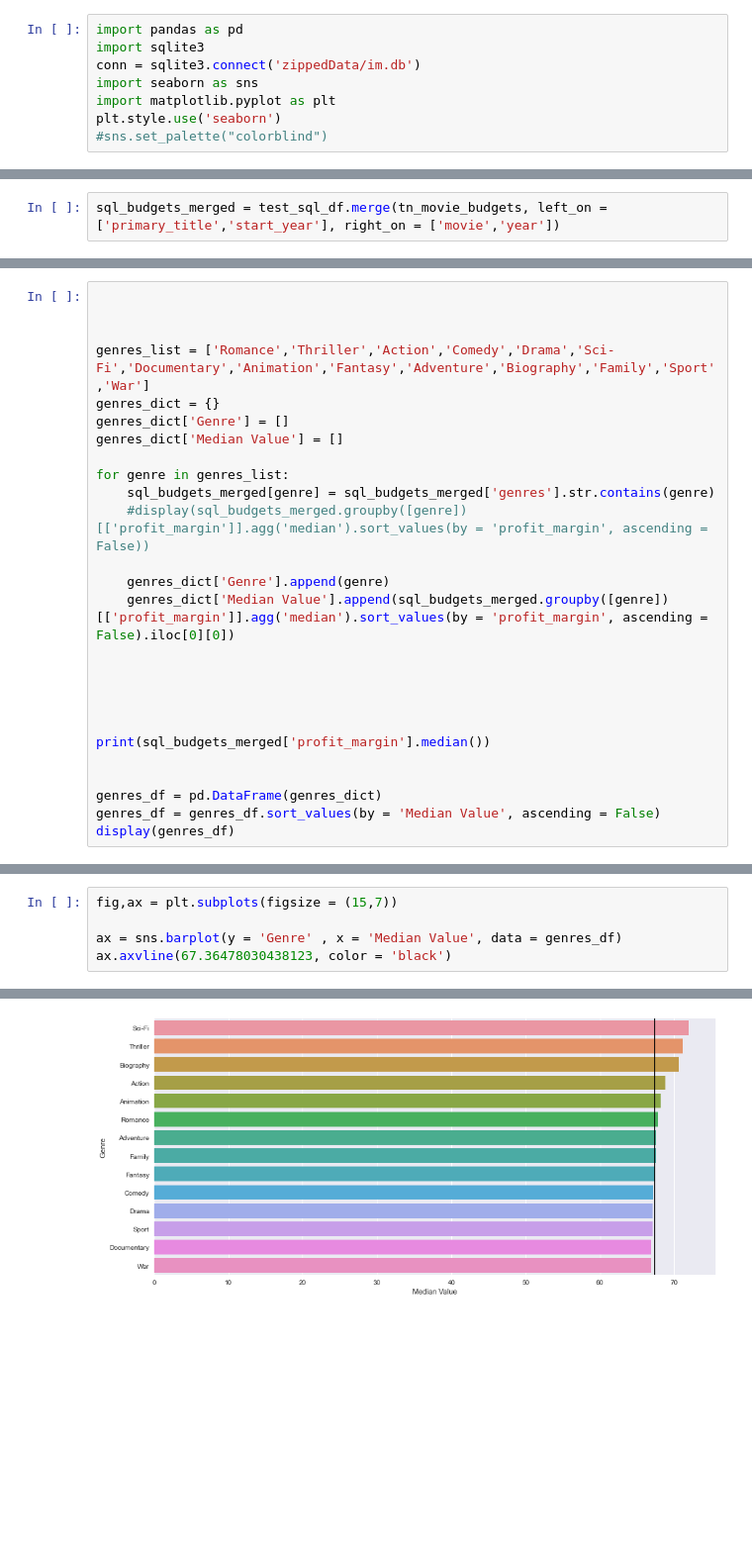
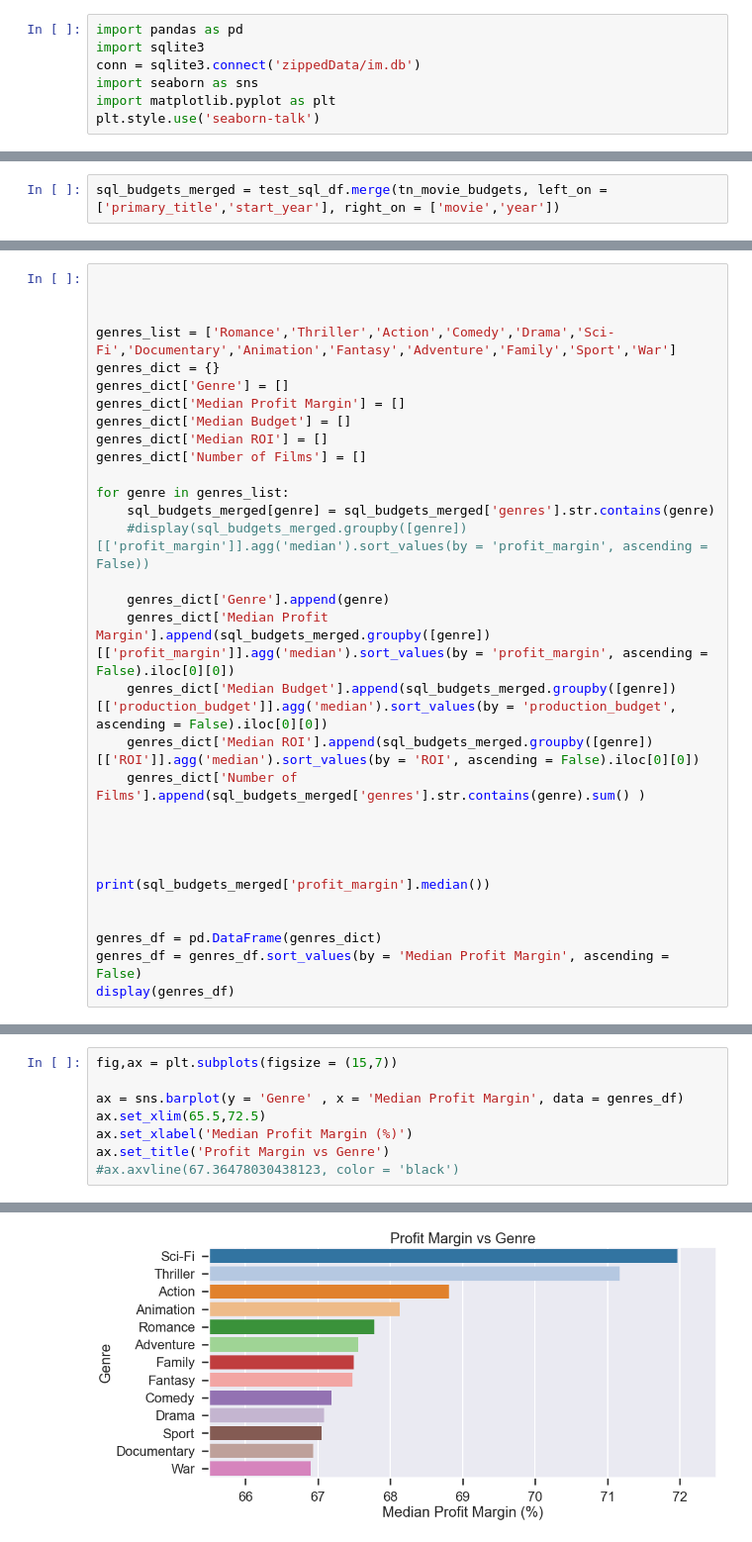
Before and after one commit to LindstromKyle/DSC-Flatiron-Project-1, a Jupyter notebook: Genre_proof.ipynb, the cells around one changed output, grey strips where cells are left out. Shown at 99% size. Cells and saved outputs as stored; diff of their text form; blank space fills up the shorter version.

Commit message:
Edits for presentation visuals

```diff
--- a/Genre_proof.ipynb
+++ b/Genre_proof.ipynb
@@ -4,8 +4,7 @@ import sqlite3
 conn = sqlite3.connect('zippedData/im.db')
 import seaborn as sns
 import matplotlib.pyplot as plt
-plt.style.use('seaborn')
-#sns.set_palette("colorblind")
+plt.style.use('seaborn-talk')
 # %%
 pd.read_sql("""
 SELECT name FROM sqlite_master
@@ -275,18 +273,23 @@ sql_budgets_merged.tail(35)
 
 
 
-genres_list = ['Romance','Thriller','Action','Comedy','Drama','Sci-Fi','Documentary','Animation','Fantasy','Adventure','Biography','Family','Sport','War']
+genres_list = ['Romance','Thriller','Action','Comedy','Drama','Sci-Fi','Documentary','Animation','Fantasy','Adventure','Family','Sport','War']
 genres_dict = {}
 genres_dict['Genre'] = []
-genres_dict['Median Value'] = []
+genres_dict['Median Profit Margin'] = []
+genres_dict['Median Budget'] = []
+genres_dict['Median ROI'] = []
+genres_dict['Number of Films'] = []
 
 for genre in genres_list:
     sql_budgets_merged[genre] = sql_budgets_merged['genres'].str.contains(genre)
     #display(sql_budgets_merged.groupby([genre])[['profit_margin']].agg('median').sort_values(by = 'profit_margin', ascending = False))
 
     genres_dict['Genre'].append(genre)
-    genres_dict['Median Value'].append(sql_budgets_merged.groupby([genre])[['profit_margin']].agg('median').sort_values(by = 'profit_margin', ascending = False).iloc[0][0])
-
+    genres_dict['Median Profit Margin'].append(sql_budgets_merged.groupby([genre])[['profit_margin']].agg('median').sort_values(by = 'profit_margin', ascending = False).iloc[0][0])
+    genres_dict['Median Budget'].append(sql_budgets_merged.groupby([genre])[['production_budget']].agg('median').sort_values(by = 'production_budget', ascending = False).iloc[0][0])
+    genres_dict['Median ROI'].append(sql_budgets_merged.groupby([genre])[['ROI']].agg('median').sort_values(by = 'ROI', ascending = False).iloc[0][0])
+    genres_dict['Number of Films'].append(sql_budgets_merged['genres'].str.contains(genre).sum() )
 
 
 
@@ -295,7 +298,7 @@ print(sql_budgets_merged['profit_margin'].median())
 
 
 genres_df = pd.DataFrame(genres_dict)
-genres_df = genres_df.sort_values(by = 'Median Value', ascending = False)
+genres_df = genres_df.sort_values(by = 'Median Profit Margin', ascending = False)
 display(genres_df)
 # %% [output]
 66.86478030438123
@@ -329,6 +329,9 @@ sns.regplot(x = 'year', y = 'worldwide_gross', data = romance_movies)
 # %%
 fig,ax = plt.subplots(figsize = (15,7))
 
-ax = sns.barplot(y = 'Genre' , x = 'Median Value', data = genres_df)
-ax.axvline(67.36478030438123, color = 'black')
+ax = sns.barplot(y = 'Genre' , x = 'Median Profit Margin', data = genres_df)
+ax.set_xlim(65.5,72.5)
+ax.set_xlabel('Median Profit Margin (%)')
+ax.set_title('Profit Margin vs Genre')
+#ax.axvline(67.36478030438123, color = 'black')
 # %% [output]
@@ -336 +339 @@ ax.axvline(67.36478030438123, color = 'black')
-[figure, old version]
+[figure, new version]
```
Also changed, not shown: parts of 7 cells of this notebook, 3 other files.
